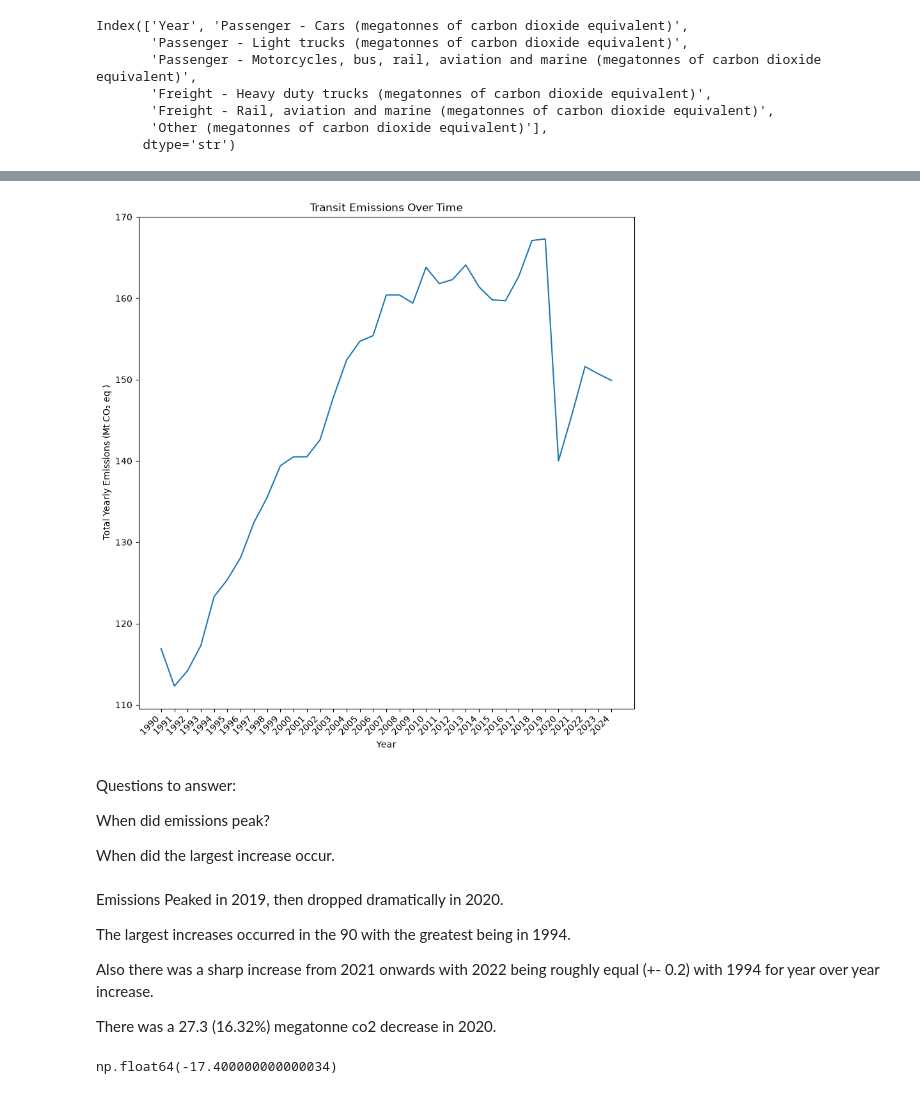
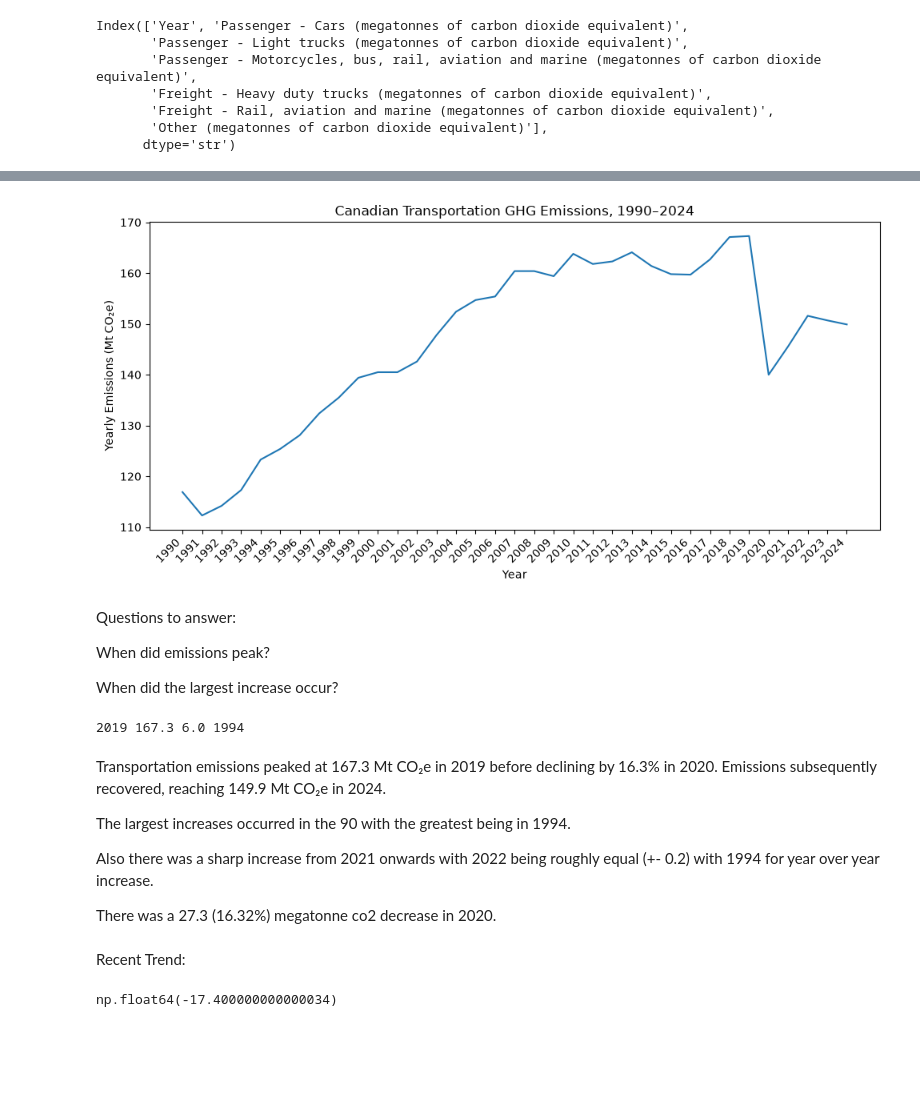
Before and after one commit to NctrnlCris/Canada-Emissions-Data-Analysis, a Jupyter notebook: notebooks/emissions_analysis.ipynb, the cells around one changed output, grey strips where cells are left out. Saved outputs shown, nothing was run; the diff lists cells and outputs as text; code cells hidden in the pictures; blank space fills up the shorter version.

```diff
--- a/notebooks/emissions_analysis.ipynb
+++ b/notebooks/emissions_analysis.ipynb
@@ -5,7 +6,7 @@ import numpy as np
 # %%
-transit_emissions = pd.read_csv("../data/ghg-emissions-transport-en.csv", skiprows=2)
-transit_emissions = transit_emissions.head(35)
-transit_emissions.columns
+transportation_emissions = pd.read_csv("../data/transportation_emissions.csv", skiprows=2)
+transportation_emissions = transportation_emissions.head(35)
+transportation_emissions.columns
 # %% [output]
 Index(['Year', 'Passenger - Cars (megatonnes of carbon dioxide equivalent)',
        'Passenger - Light trucks (megatonnes of carbon dioxide equivalent)',
@@ -15,12 +16,11 @@ Index(['Year', 'Passenger - Cars (megatonnes of carbon dioxide equivalent)',
        'Other (megatonnes of carbon dioxide equivalent)'],
       dtype='str')
 # %%
-transit_emissions = transit_emissions.rename(columns= { 'Year' : 'year',
+transportation_emissions = transportation_emissions.rename(columns= { 'Year' : 'year',
                                                         'Passenger - Cars (megatonnes of carbon dioxide equivalent)' : 'cars',
                                                         'Passenger - Light trucks (megatonnes of carbon dioxide equivalent)' : 'light_trucks',
                                                         'Passenger - Motorcycles, bus, rail, aviation and marine (megatonnes of carbon dioxide equivalent)' : 'passenger_other',
                                                         'Freight - Heavy duty trucks (megatonnes of carbon dioxide equivalent)' : 'heavy_trucks',
                                                         'Freight - Rail, aviation and marine (megatonnes of carbon dioxide equivalent)' : 'freight_other',
                                                         'Other (megatonnes of carbon dioxide equivalent)' : 'other' })
-transit_emissions["total"] = transit_emissions.drop("year", axis = 1).sum(axis=1)
-transit_emissions
+transportation_emissions["total"] = transportation_emissions.drop("year", axis = 1).sum(axis=1)
@@ -45,7 +27,7 @@ transit_emissions
 # %%
-transit_emissions["year_over_year"] = (transit_emissions["total"] - transit_emissions.shift(1)["total"]).round(2)
-transit_emissions["year_over_year_pct"] = (transit_emissions["year_over_year"] / transit_emissions.shift(1)["total"] * 100).round(2)
-transit_emissions
+transportation_emissions["year_over_year"] = (transportation_emissions["total"] - transportation_emissions.shift(1)["total"]).round(2)
+transportation_emissions["year_over_year_pct"] = (transportation_emissions["year_over_year"] / transportation_emissions.shift(1)["total"] * 100).round(2)
+transportation_emissions.head()
 # %% [output]
 |  | year | cars | light_trucks | passenger_other | heavy_trucks | freight_other | other | total | ... |
 | 0 | 1990 | 44.8 | 25.9 | 9.0 | 19.2 | 9.8 | 8.2 | 116.9 | ... |
@@ -67,19 +38,18 @@ transit_emissions
 # %%
-fig, ax = plt.subplots(figsize=(10, 10))
+fig, ax = plt.subplots(figsize=(10, 5))
 
-ax.plot(transit_emissions["year"], transit_emissions["total"])
-ax.set_title("Transit Emissions Over Time")
+ax.plot(transportation_emissions["year"], transportation_emissions["total"])
+ax.set_title("Canadian Transportation GHG Emissions, 1990–2024")
 ax.set_xlabel("Year")
-ax.set_ylabel("Total Yearly Emissions (Mt CO₂ eq )")
-plt.xticks(rotation=45, ha='right')
-
-
+ax.set_ylabel("Yearly Emissions (Mt CO₂e)")
+plt.xticks(rotation=45, ha="right")
+plt.tight_layout()
 plt.show()
 # %% [output]
-[figure, old version]
+[figure, new version]
 # %% [markdown]
 Questions to answer:
 
 When did emissions peak?
 
-When did the largest increase occur.
+When did the largest increase occur?
@@ -86,9 +62,15 @@ When did the largest increase occur.
+# %%
+print(peak_year, peak_emissions, largest_increase, largest_increase_year)
+# %% [output]
+2019 167.3 6.0 1994
 # %% [markdown]
-Emissions Peaked in 2019, then dropped dramatically in 2020.
+Transportation emissions peaked at 167.3 Mt CO₂e in 2019 before declining by 16.3% in 2020. Emissions subsequently recovered, reaching 149.9 Mt CO₂e in 2024.
 
 The largest increases occurred in the 90 with the greatest being in 1994.
 
 Also there was a sharp increase from 2021 onwards with 2022 being roughly equal (+- 0.2) with 1994 for year over year increase.
 
 There was a 27.3 (16.32%) megatonne co2 decrease in 2020.
+# %% [markdown]
+Recent Trend:
 # %%
```
Also changed, not shown: parts of 37 cells of this notebook, 4 other files.
